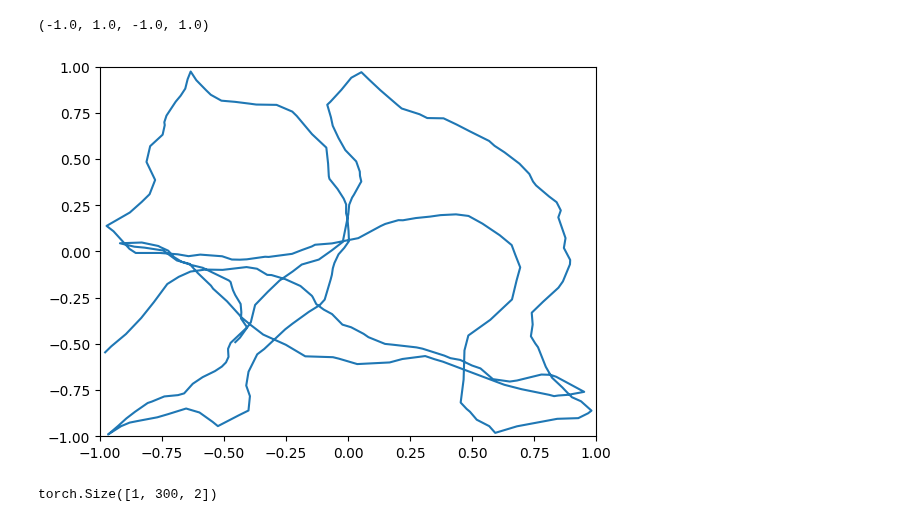
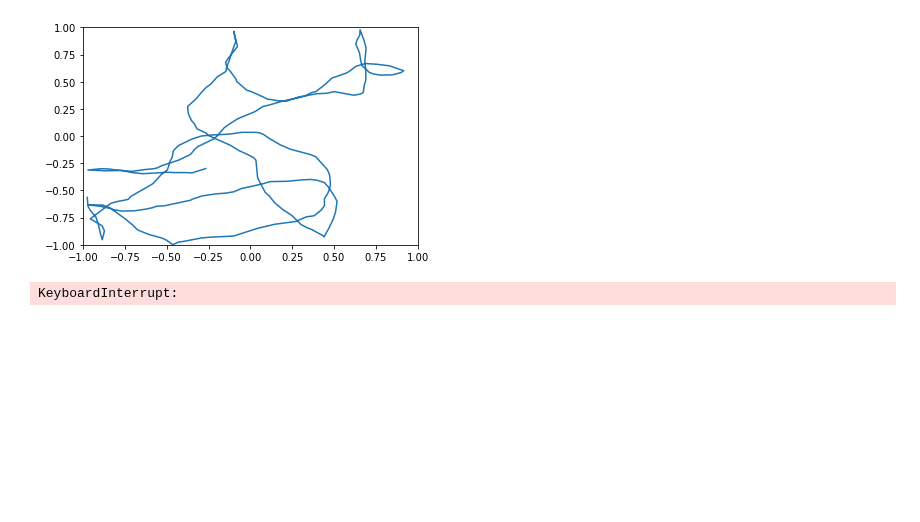
Before and after one commit to bioAI-Oslo/ConjunctiveRepresentations, a Jupyter notebook: train_correlation_RNN.ipynb, the cells around one changed output. Drawn from its saved outputs; the diff is of its cells as text; code cells hidden in the pictures; blank space fills up the shorter version.

```diff
--- a/train_correlation_RNN.ipynb
+++ b/train_correlation_RNN.ipynb
@@ -40 +40,9 @@ class DatasetMaker(object):
         return torch.tensor(r.astype('float32')), torch.tensor(v.astype('float32'))
+# %%
+## Training parameters
+train_steps = 40000
+
+n_in = 2 # Cartesian coordinates, no context
+n_out = 500 # no. of spatial representations
+timesteps = 250
+bs = 32 # batch size
@@ -41,26 +53,12 @@ class DatasetMaker(object):
 # %%
 genny = DatasetMaker()
-r, v = genny.generate_dataset(1, 300)
+r, v = genny.generate_dataset(1, timesteps)
 plt.plot(*r.detach().numpy().T)
 plt.axis([-1, 1, -1, 1])
+plt.show()
 # %% [output]
-(-1.0, 1.0, -1.0, 1.0)
-[figure, old version]
+[figure, new version]
-# %%
-r.shape
-# %% [output]
-torch.Size([1, 300, 2])
 # %%
-train_steps = 1000
-
-n_in = 2 # Cartesian coordinates, no context
-n_out = 100 # no. of spatial representations
-timesteps = 500
-bs = 32 # batch size
-
-model = RecurrentSpaceNet(n_in, n_out)
-optimizer = torch.optim.Adam(model.parameters(), lr=1e-4)
-
 loss_history = []
 progress = tqdm(range(train_steps))
 for i in progress: # train loop
@@ -71,4 +69,6 @@ for i in progress: # train loop
     if i % 10 == 0:
         loss_history.append(loss)
         progress.set_description(f"loss: {loss:>7f}")
+# %% [output]
+KeyboardInterrupt:
 # %%
```
Also changed, not shown: parts of 8 cells of this notebook, 1 other file.
